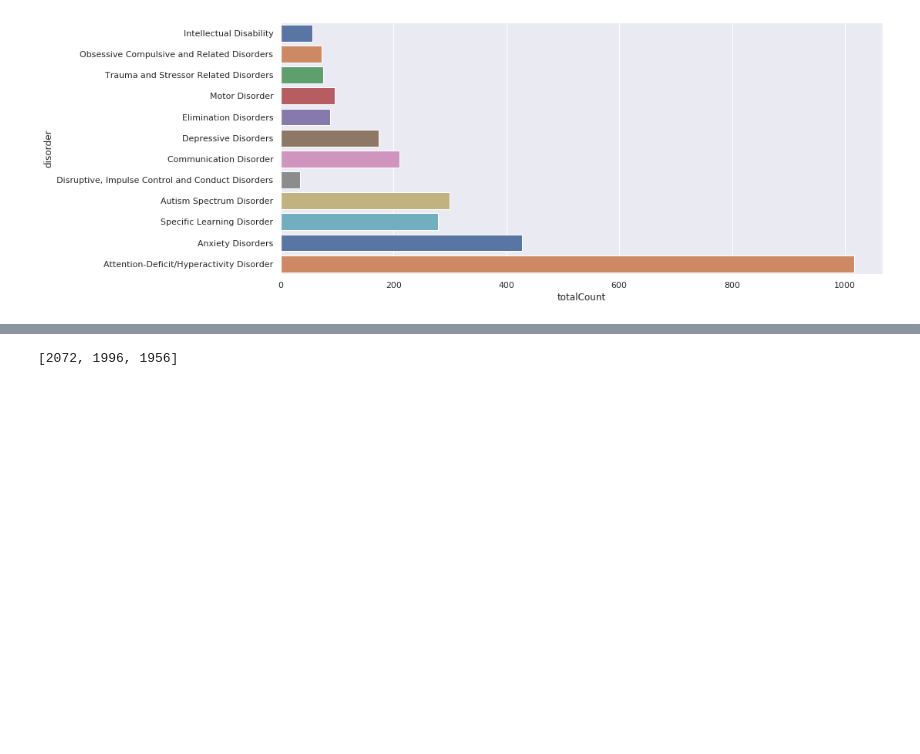
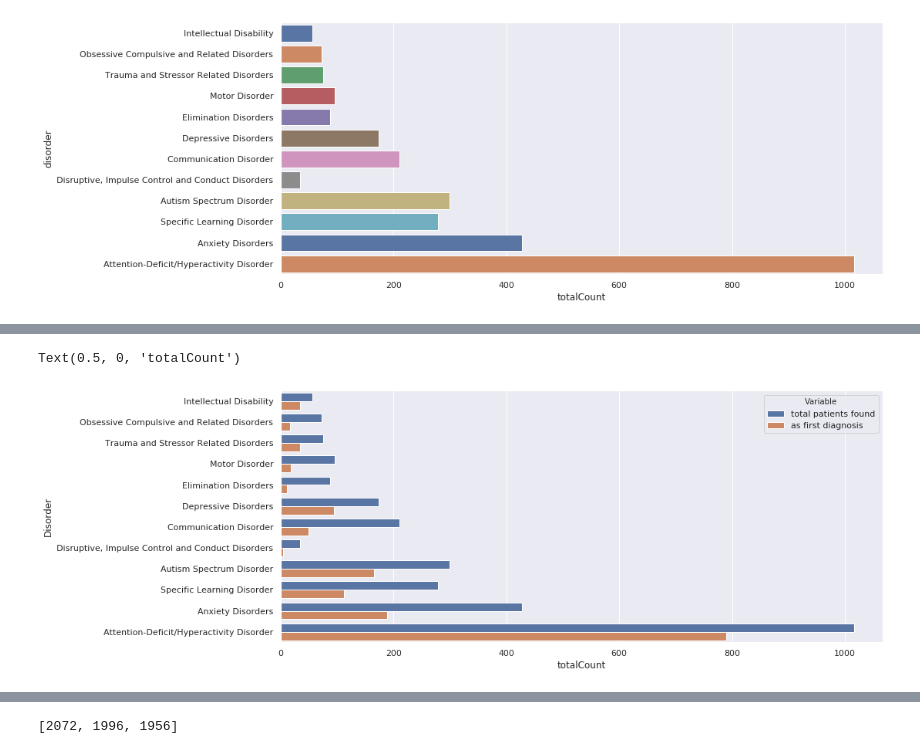
Before and after one commit to sanagno/psychiatry-mri-eeg, a Jupyter notebook: data_exploration.ipynb, the cells around one changed output, grey strips where cells are left out. Drawn from its saved outputs; the diff is of its cells as text; code cells hidden in the pictures; blank space fills up the shorter version.

Commit message:
first diseases

```diff
--- a/data_exploration.ipynb
+++ b/data_exploration.ipynb
@@ -356,12 +356,18 @@ search_columns = ['DX_' + str(i).zfill(2) + '_Cat' for i in range(1, 11)] + \
 classes = np.zeros((len(most_common_disorders), whole_data.shape[0]))
 
 data_classes = whole_data[search_columns]
+patients_with_disorders = {}
+first_diagnosis = []
 
 for i, disorder in enumerate(most_common_disorders):
     mask = data_classes.select_dtypes(include=[object]). \
             applymap(lambda x: disorder in x if pd.notnull(x) else False)
 
     disorder_df = data_classes[mask.any(axis=1)]
+    patients_with_disorders[disorder] = disorder_df.index.values
+
+    first_diagnosis.append(
+        np.sum((whole_data['DX_01_Cat'] == disorder) | (whole_data['DX_01_Sub'] == disorder).values))
 
     np.add.at(classes[i], disorder_df.index.values, 1)
 # %%
@@ -374,0 +417,12 @@ Text(0.5, 0, 'totalCount')
+# %%
+df = pd.DataFrame({'disorder': most_common_disorders,
+                   'total patients found': np.sum(classes, axis=1),
+                   'as first diagnosis': first_diagnosis})
+
+tidy = df.melt(id_vars='disorder').rename(columns=str.title)
+
+ax = sns.barplot(x='Value', y='Disorder', hue='Variable', data=tidy, palette="deep")
+ax.set_xlabel('totalCount')
+# %% [output]
+Text(0.5, 0, 'totalCount')
+[figure, added]
```
Also changed, not shown: parts of 5 cells of this notebook.
